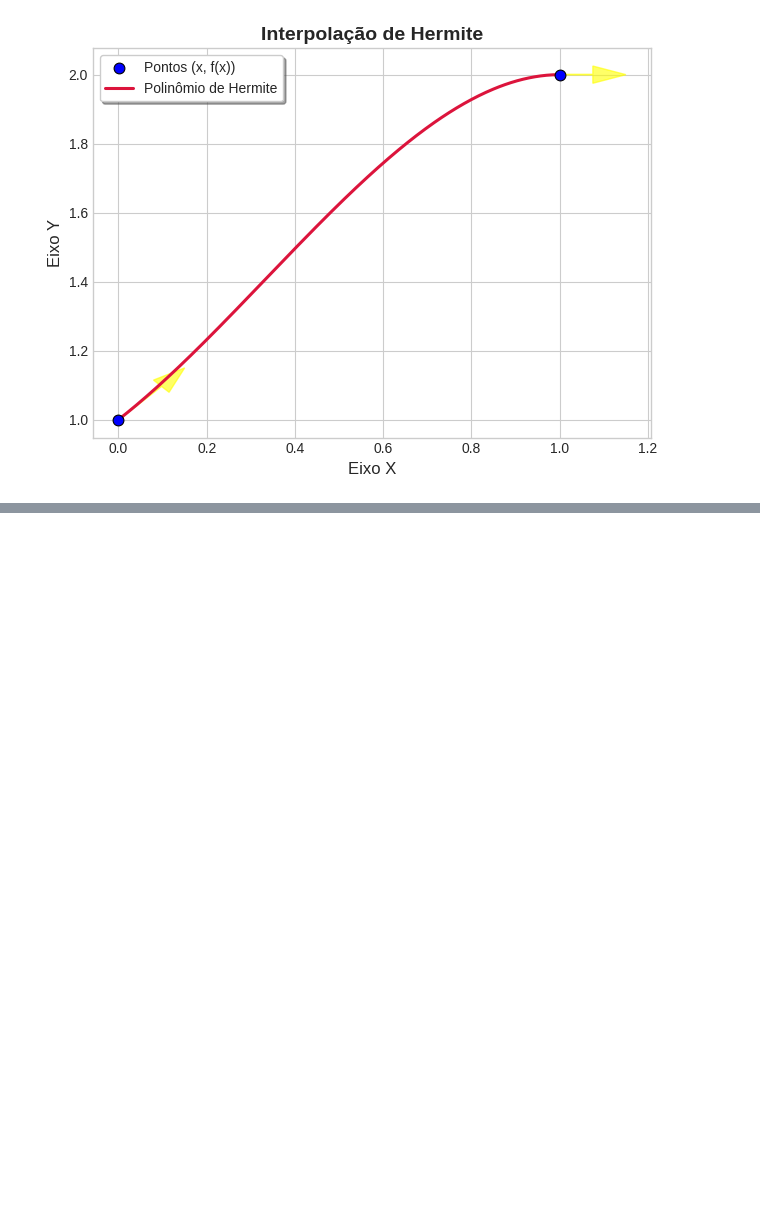
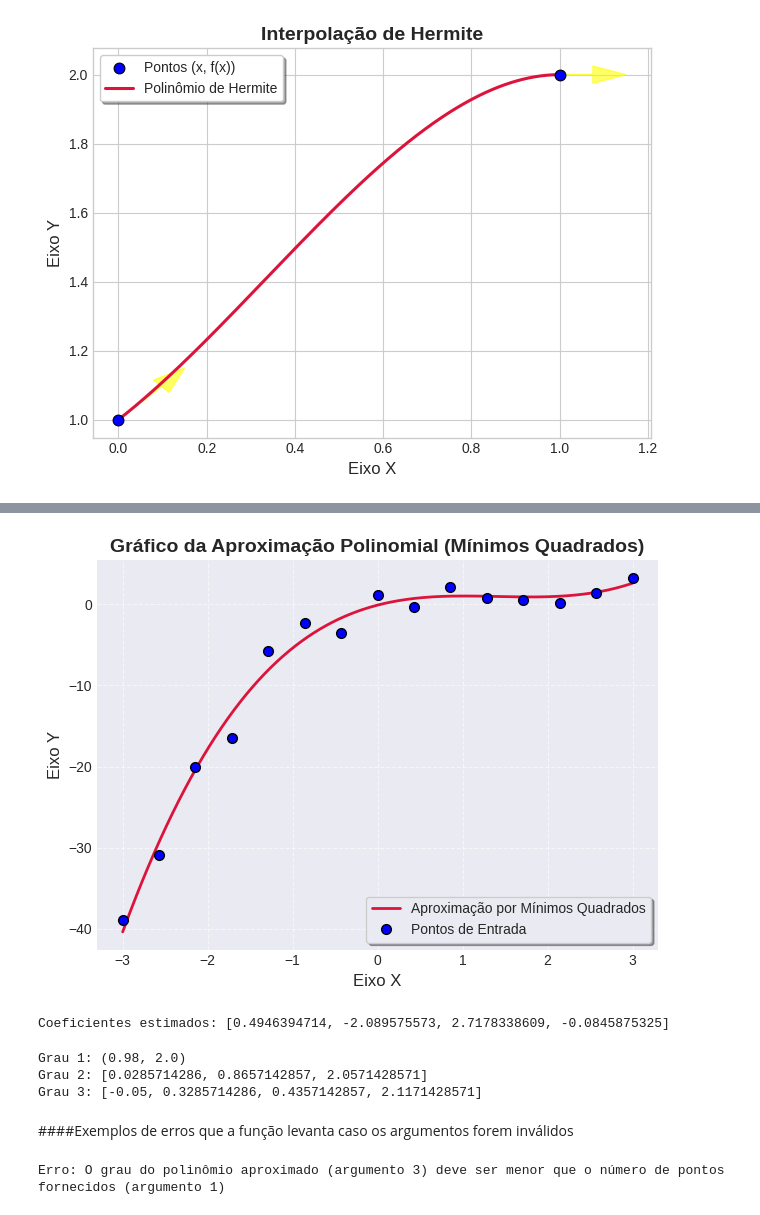
Before and after one commit to lazyluca/CB2325NumericaG8, a Jupyter notebook: notebook/notebook.ipynb, the cells around one changed output, grey strips where cells are left out. Drawn from its saved outputs; the diff is of its cells as text; code cells hidden in the pictures; blank space fills up the shorter version.

```diff
--- a/notebook/notebook.ipynb
+++ b/notebook/notebook.ipynb
@@ -637,0 +697,32 @@ p.grafico()
+# %%
+import numpy as np
+
+# Criando pontos de uma função cúbica com ruído
+x = list(np.linspace(-3, 3, 15))
+y = [0.5*xi**3 - 2*xi**2 + 3*xi + np.random.normal(0, 2) for xi in x]
+
+coef = AproximacaoPolinomial(x, y, grau=3, plot=True)
+print("Coeficientes estimados:", coef)
+# %% [output]
+[figure, added]
+Coeficientes estimados: [0.4946394714, -2.089575573, 2.7178338609, -0.0845875325]
+# %%
+x = [0, 1, 2, 3, 4]
+y = [2.1, 2.9, 3.8, 5.1, 5.9]
+
+for g in [1, 2, 3]:
+    coef = AproximacaoPolinomial(x, y, grau=g)
+    print(f"Grau {g}: {coef}")
+# %% [output]
+Grau 1: (0.98, 2.0)
+Grau 2: [0.0285714286, 0.8657142857, 2.0571428571]
+Grau 3: [-0.05, 0.3285714286, 0.4357142857, 2.1171428571]
+# %% [markdown]
+####Exemplos de erros que a função levanta caso os argumentos forem inválidos
+# %%
+try:
+    AproximacaoPolinomial([1,2,3], [2,4,6], grau=3)
+except Exception as e:
+    print("Erro:", e)
+# %% [output]
+Erro: O grau do polinômio aproximado (argumento 3) deve ser menor que o número de pontos fornecidos (argumento 1)
```
Also changed, not shown: parts of 15 cells of this notebook.
